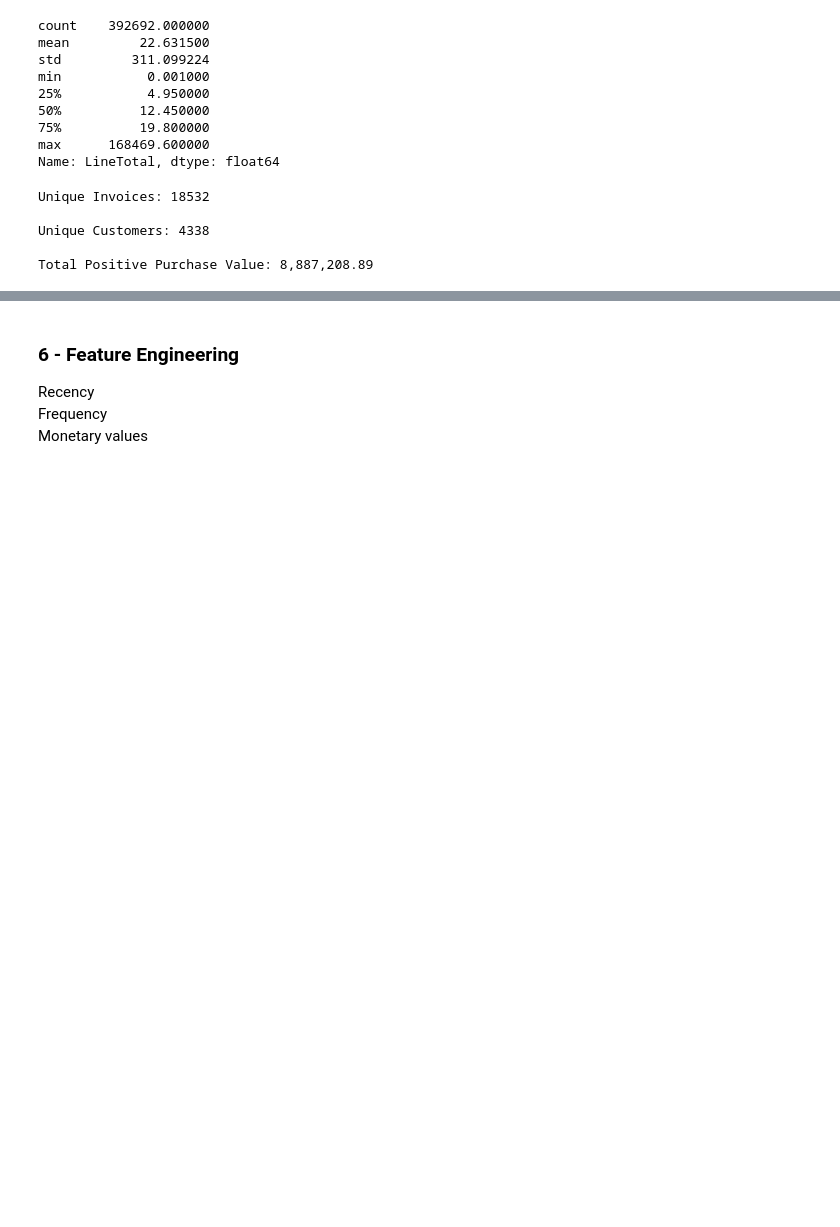
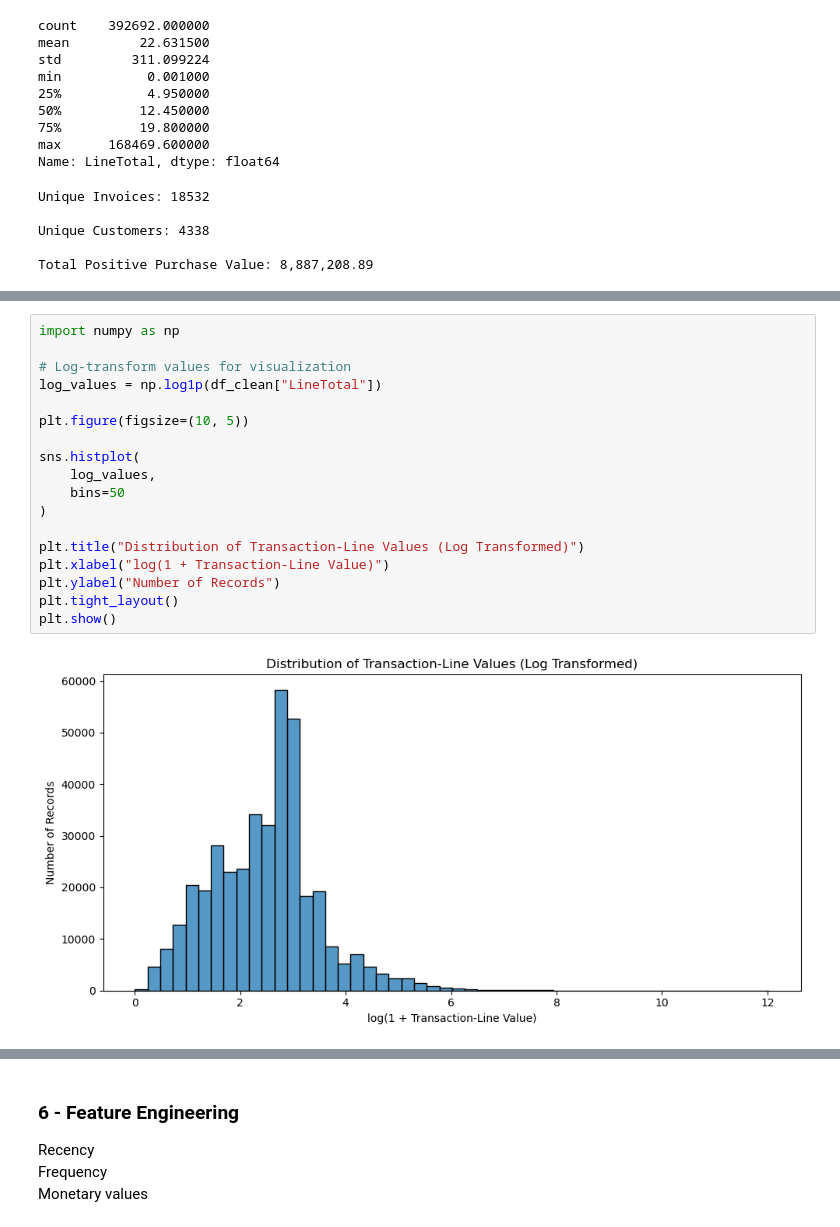
Before and after one commit to ferrillt/Customer-Segmentation-Clustering, a Jupyter notebook: notebooks/Customer_Segmentation_Clustering.ipynb, the cells around one changed output, grey strips where cells are left out. Drawn from its saved outputs; the diff is of its cells as text; blank space fills up the shorter version.

```diff
--- a/notebooks/Customer_Segmentation_Clustering.ipynb
+++ b/notebooks/Customer_Segmentation_Clustering.ipynb
@@ -440,0 +452,20 @@ plt.show()
+# %%
+import numpy as np
+
+# Log-transform values for visualization
+log_values = np.log1p(df_clean["LineTotal"])
+
+plt.figure(figsize=(10, 5))
+
+sns.histplot(
+    log_values,
+    bins=50
+)
+
+plt.title("Distribution of Transaction-Line Values (Log Transformed)")
+plt.xlabel("log(1 + Transaction-Line Value)")
+plt.ylabel("Number of Records")
+plt.tight_layout()
+plt.show()
+# %% [output]
+[figure, added]
```
Also changed, not shown: parts of 3 cells of this notebook.
